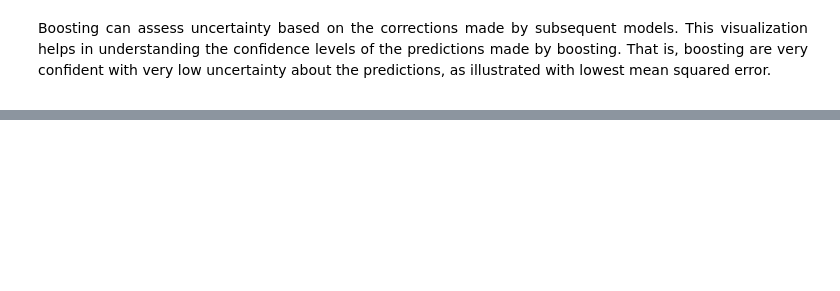
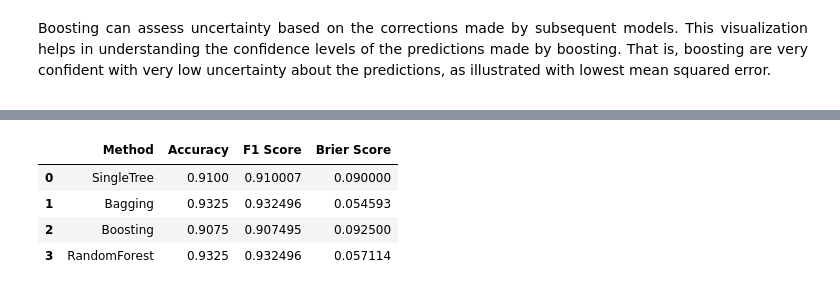
Before and after one commit to tloehrlmu/PageTest, a Jupyter notebook: chapter-pe-ensemble/ensemble.ipynb, the cells around one changed output, grey strips where cells are left out. Drawn from its saved outputs; the diff is of its cells as text; code cells hidden in the pictures; blank space fills up the shorter version.

Commit message:
fix: uncertainty&link & updated simplified table&plots

```diff
--- a/chapter-pe-ensemble/ensemble.ipynb
+++ b/chapter-pe-ensemble/ensemble.ipynb
@@ -225,27 +235,40 @@ we apply bagging, boosting, and random forest to see the performance in the clas
 
 </div>
 # %%
-X, y = make_classification(n_samples=10000, n_classes=2, n_features=20, random_state=42)
+X, y = make_classification(n_samples=2000, n_classes=2, n_features=20, random_state=42)
 X_train, X_test, y_train, y_test = train_test_split(X, y, test_size=0.2, random_state=42)
 
 single_tree = DecisionTreeClassifier(random_state=42)
 single_tree.fit(X_train, y_train)
 y_single_tree_pred = single_tree.predict(X_test)
+y_single_tree_prob = single_tree.predict_proba(X_test)[:, 1]
 
 bagging = BaggingClassifier(estimator=DecisionTreeClassifier(), n_estimators=50, random_state=42)
 bagging.fit(X_train, y_train)
 y_bagging_pred = bagging.predict(X_test)
+y_bagging_prob = bagging.predict_proba(X_test)[:, 1]
 
 boosting = AdaBoostClassifier(estimator=DecisionTreeClassifier(), n_estimators=50, random_state=42)
 boosting.fit(X_train, y_train)
 y_boosting_pred = boosting.predict(X_test)
+y_boosting_prob = boosting.predict_proba(X_test)[:, 1]
 
 random_forest = RandomForestClassifier(n_estimators=50, random_state=42)
 random_forest.fit(X_train, y_train)
 y_rf_pred = random_forest.predict(X_test)
+y_rf_prob = random_forest.predict_proba(X_test)[:, 1]
 
-def calculate_classification_scores(y_true, y_pred):
+def calculate_classification_scores(y_true, y_pred, y_prob):
     accuracy = accuracy_score(y_true, y_pred)
     cm = confusion_matrix(y_true, y_pred)
     cr = classification_report(y_true, y_pred, output_dict=True)
-    return accuracy, cm, cr
+    bs = brier_score_loss(y_true, y_prob)
+    return accuracy, cm, cr, bs
+
+def extract_metrics(accuracy, report, brier_score):
+    f1_score = report['weighted avg']['f1-score']
+    return {
+        'Accuracy': accuracy,
+        'F1 Score': f1_score,
+        'Brier Score': brier_score
+    }
@@ -289,0 +275,25 @@ df_combined
+# %%
+single_tree_accuracy, single_tree_cm, single_tree_report, single_tree_bs = calculate_classification_scores(y_test, y_single_tree_pred, y_single_tree_prob)
+bagging_accuracy, bagging_cm, bagging_report, bagging_bs = calculate_classification_scores(y_test, y_bagging_pred, y_bagging_prob)
+boosting_accuracy, boosting_cm, boosting_report, boosting_bs = calculate_classification_scores(y_test, y_boosting_pred, y_boosting_prob)
+rf_accuracy, rf_cm, rf_report, rf_bs = calculate_classification_scores(y_test, y_rf_pred, y_rf_prob)
+
+single_tree_metrics = extract_metrics(single_tree_accuracy, single_tree_report, single_tree_bs)
+bagging_metrics = extract_metrics(bagging_accuracy, bagging_report, bagging_bs)
+boosting_metrics = extract_metrics(boosting_accuracy, boosting_report, boosting_bs)
+rf_metrics = extract_metrics(rf_accuracy, rf_report, rf_bs)
+
+methods = ['SingleTree', 'Bagging', 'Boosting', 'RandomForest']
+metrics_list = [single_tree_metrics, bagging_metrics, boosting_metrics, rf_metrics]
+
+df_combined = pd.DataFrame(metrics_list, index=methods)
+df_combined.reset_index(inplace=True)
+df_combined.rename(columns={'index': 'Method'}, inplace=True)
+
+df_combined
+# %% [output]
+|  | Method | Accuracy | F1 Score | Brier Score |
+| 0 | SingleTree | 0.9100 | 0.910007 | 0.090000 |
+| 1 | Bagging | 0.9325 | 0.932496 | 0.054593 |
+| 2 | Boosting | 0.9075 | 0.907495 | 0.092500 |
+| 3 | RandomForest | 0.9325 | 0.932496 | 0.057114 |
```
Also changed, not shown: parts of 28 cells of this notebook, 1 other file.
